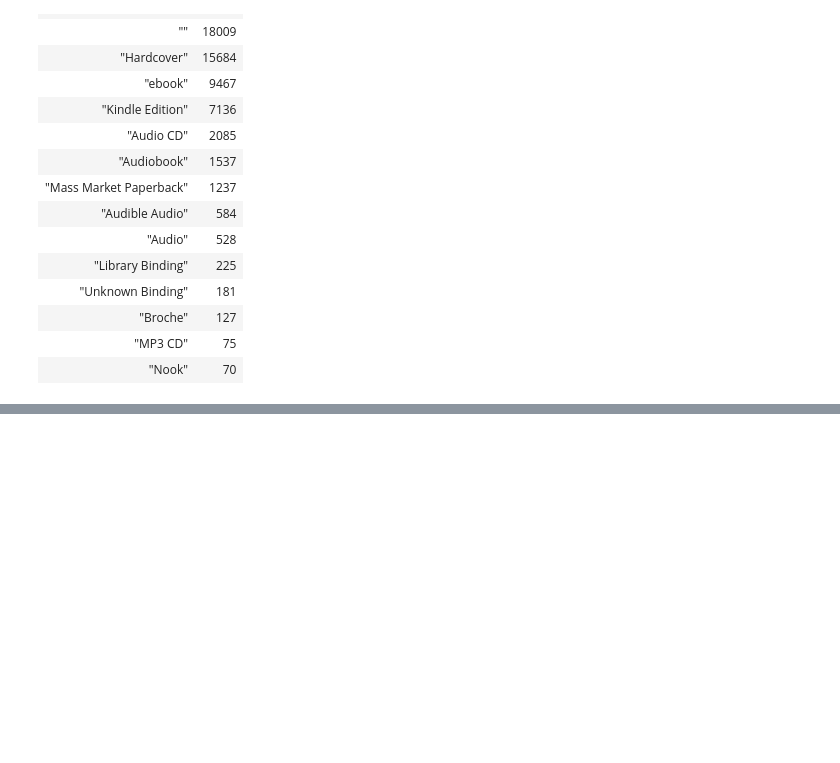
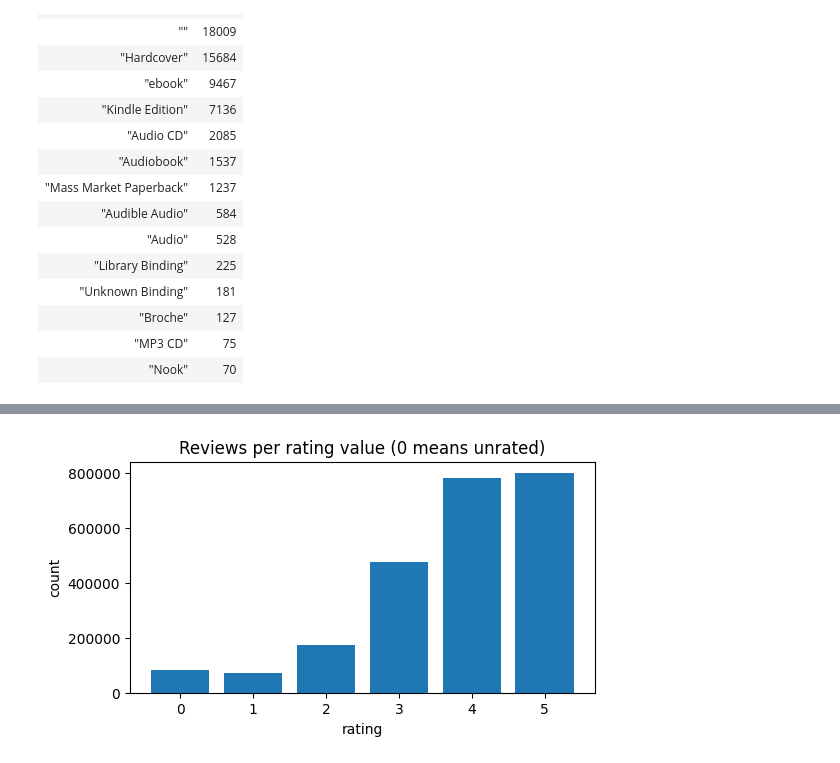
Before and after one commit to ruhanir-dot/GoodReads-YoungAdult-RecSys, a Jupyter notebook: data_exploration.ipynb, the cells around one changed output, grey strips where cells are left out. Drawn from its saved outputs; the diff is of its cells as text; code cells hidden in the pictures; blank space fills up the shorter version.

```diff
--- a/data_exploration.ipynb
+++ b/data_exploration.ipynb
@@ -216,0 +283,8 @@ shape: (15, 2)
+# %%
+# get rating distribution
+rating_dist = con.execute("""
+    SELECT rating, COUNT(*) AS n
+    FROM reviews
+    GROUP BY rating
+    ORDER BY rating
+""").pl()
@@ -216,0 +303,9 @@ shape: (15, 2)
+# %%
+plt.figure(figsize=(6, 3))
+plt.bar(rating_dist['rating'].to_numpy(), rating_dist['n'].to_numpy())
+plt.title('Reviews per rating value (0 means unrated)')
+plt.xlabel('rating')
+plt.ylabel('count')
+plt.show()
+# %% [output]
+[figure, added]
```
Also changed, not shown: parts of 31 cells of this notebook.
